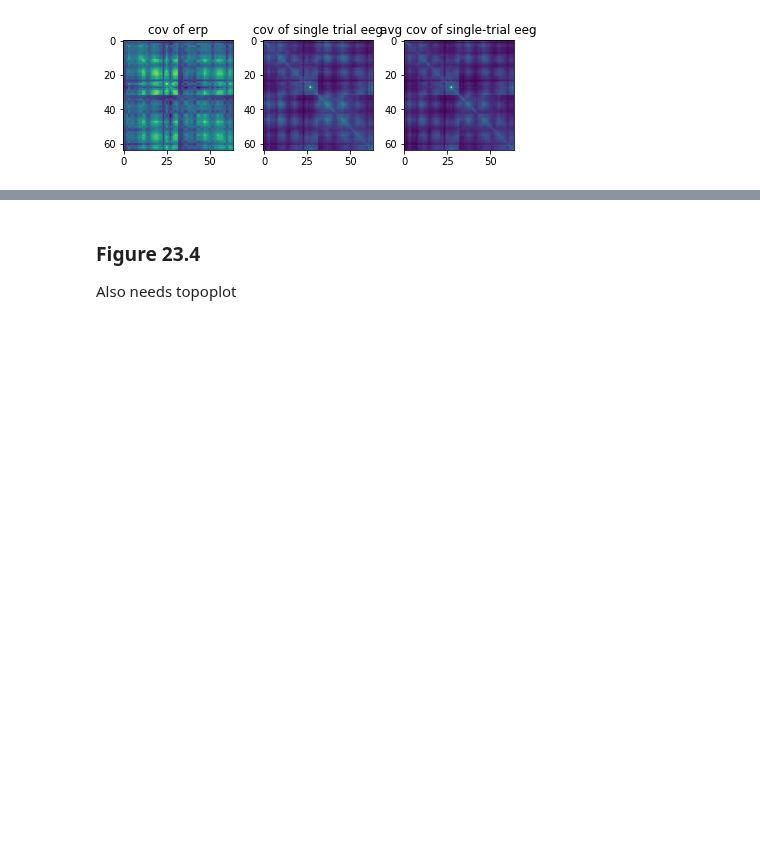
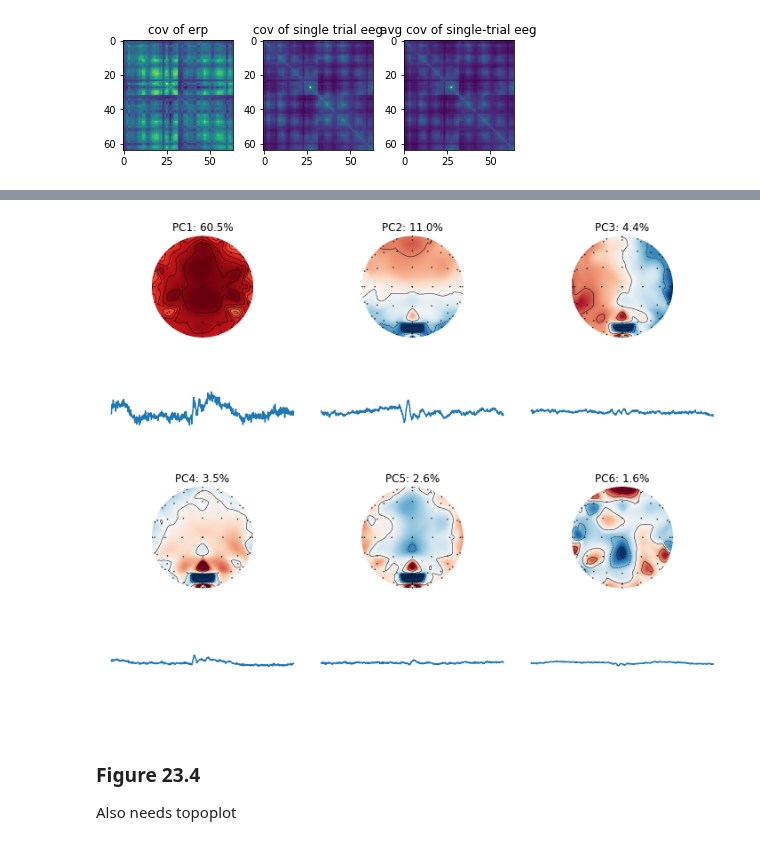
Before and after one commit to lyndond/Analyzing_Neural_Time_Series, a Jupyter notebook: chapter23.ipynb, the cells around one changed output, grey strips where cells are left out. Saved outputs shown, nothing was run; the diff lists cells and outputs as text; code cells hidden in the pictures; blank space fills up the shorter version.

```diff
--- a/chapter23.ipynb
+++ b/chapter23.ipynb
@@ -68,3 +107,56 @@ v, d, _ = np.linalg.svd(covar)  # compute pca
+# %%
+# PCA of single-trial EEG (Figure 23.3 B)
+
+# initialize covariance matrix
+covar_trial = np.zeros([EEGnbchan, EEGnbchan, EEGdata.shape[2]])
+eeg_min_mean = np.zeros_like(EEGdata)
+
+# loop through trial data
+for ii in range(EEGtrials):
+     # subtract mean from each channel
+    for jj in range(EEGnbchan):
+        eeg_min_mean[jj,:,ii] = EEGdata[jj,:,ii] - EEGdata[jj,:,ii].mean()
+
+    # calc covariance for trial
+    covar_trial[..., ii] = np.cov(eeg_min_mean[..., ii])
+
+# average covaraiance over trials
+covar = np.mean(covar_trial, axis=2)
+
+# perform eigendecomposition
+eig_val, eig = np.linalg.eig(covar)
+
+# compute PC time-series
+pc_trial = np.zeros_like(eeg_min_mean)
+for ii in range(EEGtrials):
+    pc_trial[..., ii] = eig.T @ eeg_min_mean[..., ii]
+pc = pc_trial.mean(2)
+
+# calculate percent explained variance
+var_explained = 100 * eig_val / eig_val.sum()
+
+# plot results
+nrows = 4
+ncols = 3
+fig, ax = plt.subplots(nrows, ncols, figsize=[10,8], sharey=True, tight_layout=True)
+
+# loop trough first few PCs
+for ii in range(int(nrows*ncols/2)):
+    # determine subplot indices
+    row = 2*int(np.floor(ii/ncols))
+    col = int(ii - ncols*np.floor(ii/ncols))
+
+    # plot PC time-series
+    ax[row+1][col].plot(pc[ii])
+    ax[row+1][col].set_axis_off()
+
+    # plot topo of eigenvectors
+    mne.viz.plot_topomap(eig[:,ii], coords_2d, axes=ax[row][col], show=False)
+    ax[row][col].set_title('PC%d: %0.1f%%' %(ii+1, var_explained[ii]))
+
+plt.show()
+# %% [output]
+[figure, added]
 # %% [markdown]
 ### Figure 23.4
 Also needs topoplot
```
Also changed, not shown: parts of 6 cells of this notebook.
